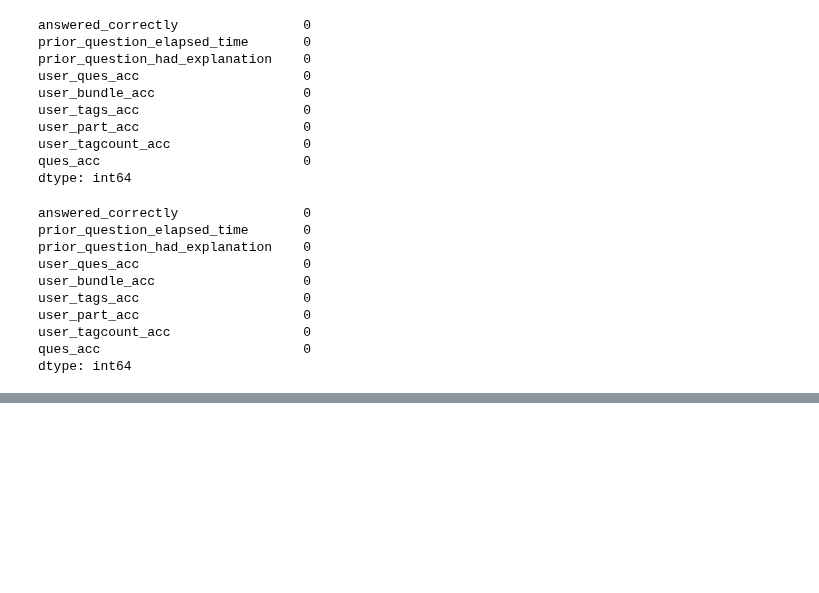
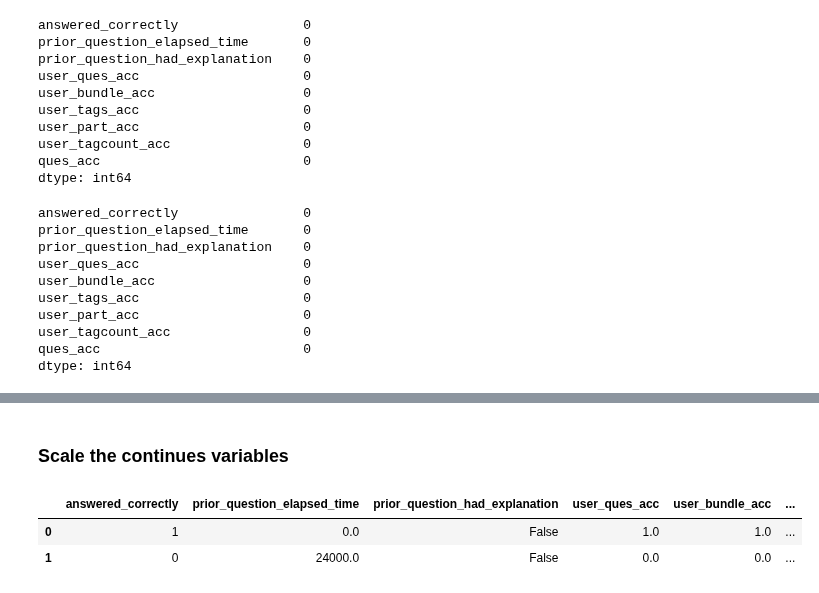
Before and after one commit to Yongliang-Shi/riiid_answer_correctness_prediction, a Jupyter notebook: model.ipynb, the cells around one changed output, grey strips where cells are left out. Cells and saved outputs as stored; diff of their text form; code cells hidden in the pictures; blank space fills up the shorter version.

```diff
--- a/model.ipynb
+++ b/model.ipynb
@@ -1076,0 +1099,7 @@ dtype: int64
+# %%
+%%time
+# Cast the int64 to int8
+
+train.prior_question_had_explanation = train.prior_question_had_explanation.astype('int8')
+validate.prior_question_had_explanation = validate.prior_question_had_explanation.astype('int8')
+test.prior_question_had_explanation = test.prior_question_had_explanation.astype('int8')
@@ -1084,0 +1136,8 @@ Memory usage after:  71.5
+# %% [markdown]
+### Scale the continues variables
+# %%
+train.head(2)
+# %% [output]
+|  | answered_correctly | prior_question_elapsed_time | prior_question_had_explanation | user_ques_acc | user_bundle_acc | ... |
+| 0 | 1 | 0.0 | False | 1.0 | 1.0 | ... |
+| 1 | 0 | 24000.0 | False | 0.0 | 0.0 | ... |
```
Also changed, not shown: parts of 6 cells of this notebook.
